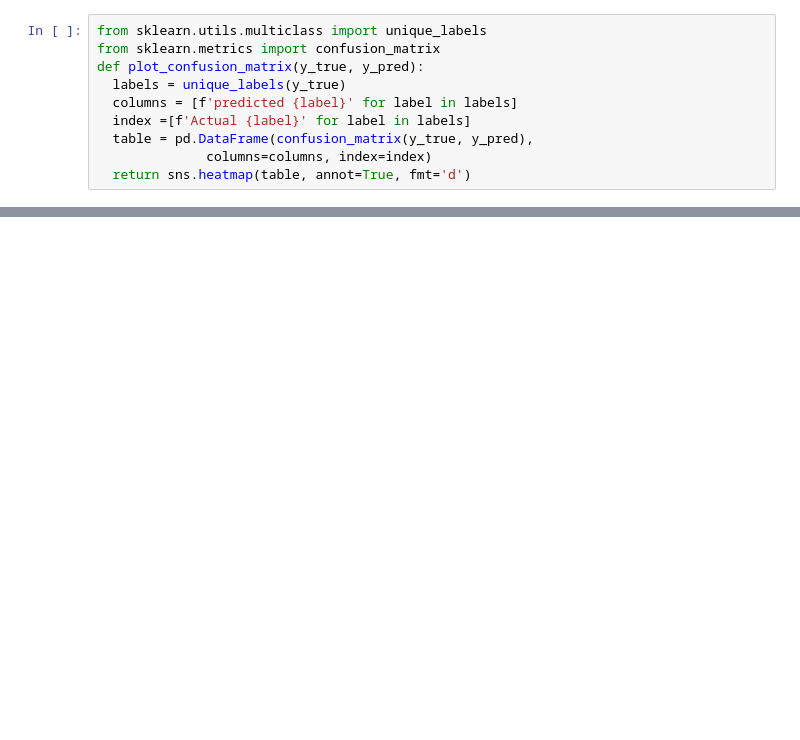
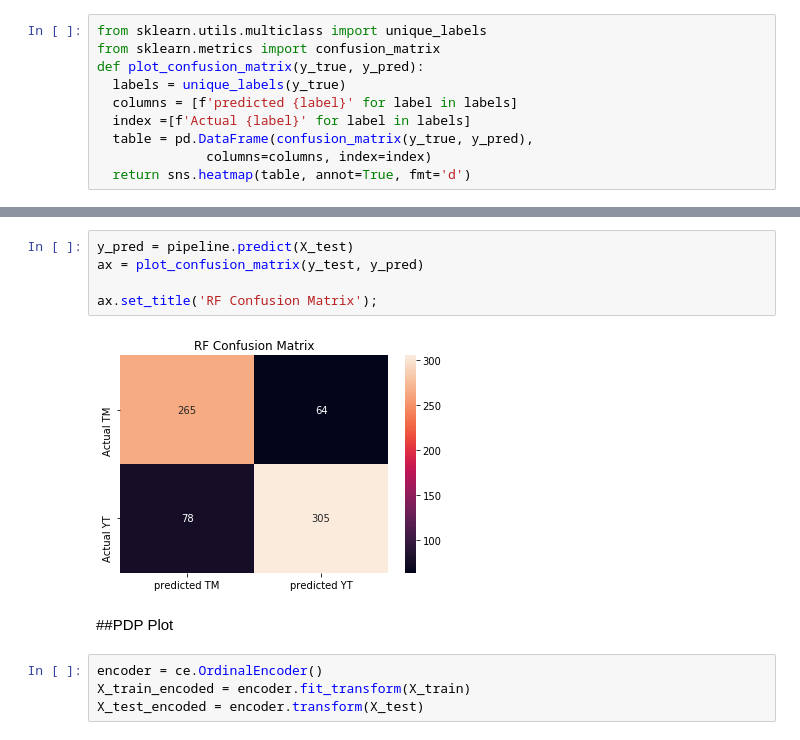
Before and after one commit to StevenMElliott/youtube-trending-classification, a Jupyter notebook: YouTube_Trending_Classification.ipynb, the cells around one changed output, grey strips where cells are left out. Saved outputs shown, nothing was run; the diff lists cells and outputs as text; blank space fills up the shorter version.

```diff
--- a/YouTube_Trending_Classification.ipynb
+++ b/YouTube_Trending_Classification.ipynb
@@ -353,0 +414,13 @@ weighted avg       0.80      0.79      0.79       712
+# %%
+y_pred = pipeline.predict(X_test)
+ax = plot_confusion_matrix(y_test, y_pred)
+
+ax.set_title('RF Confusion Matrix');
+# %% [output]
+[figure, added]
+# %% [markdown]
+##PDP Plot
+# %%
+encoder = ce.OrdinalEncoder()
+X_train_encoded = encoder.fit_transform(X_train)
+X_test_encoded = encoder.transform(X_test)
```
Also changed, not shown: parts of 52 cells of this notebook.
